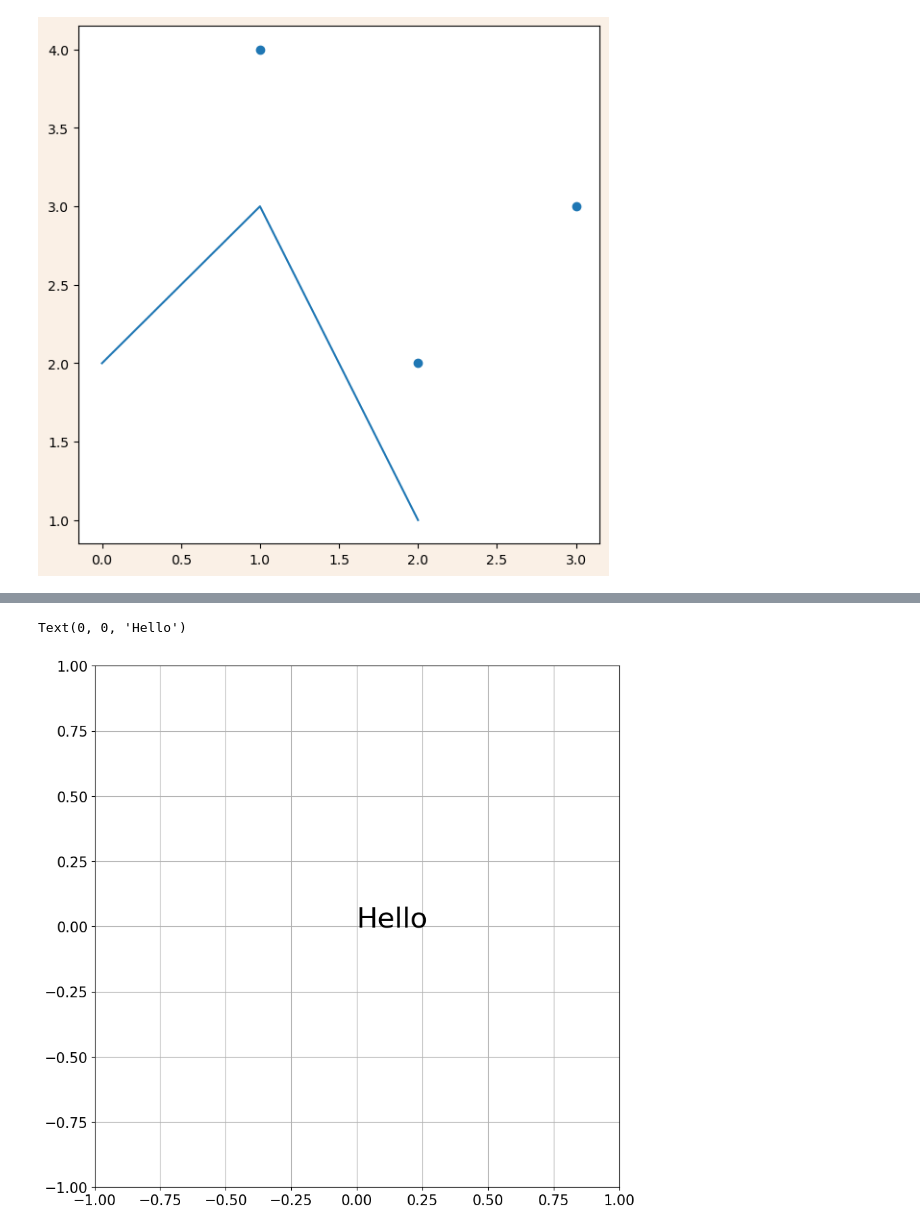
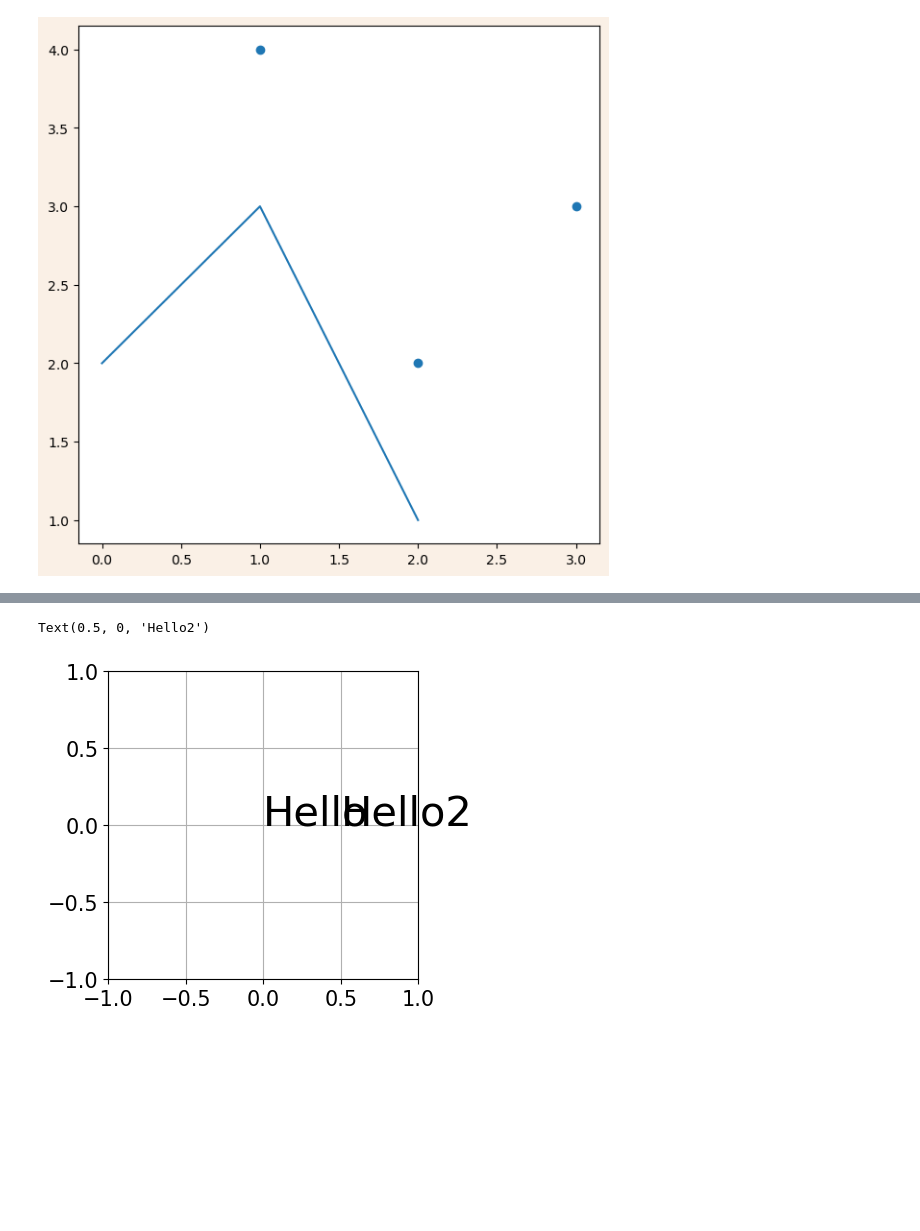
Before and after one commit to KimJuyoung23/1_sesac, a Jupyter notebook: 0918_1020/0918_matplotlib.ipynb, the cells around one changed output, grey strips where cells are left out. Drawn from its saved outputs; the diff is of its cells as text; code cells hidden in the pictures; blank space fills up the shorter version.

```diff
--- a/0918_1020/0918_matplotlib.ipynb
+++ b/0918_1020/0918_matplotlib.ipynb
@@ -43,5 +42,4 @@ plt.show()
 # %%
-figsize = (7, 7)
 fig, ax = plt.subplots(figsize=figsize)
 
 fig.suptitle('Title font-family=monospace', color='darkblue', fontfamily='monospace', alpha=0.3)
@@ -53,5 +51,4 @@ plt.show()
 # %%
-figsize = (10, 10)
 fig, ax = plt.subplots(figsize=figsize)
 
 fig = plt.figure(figsize=figsize)
@@ -68,5 +65,4 @@ plt.show()
 # %%
-figsize = (10, 10)
 fig, ax = plt.subplots(figsize=figsize)
 ax1.set_title('Ax1')
 ax1.set_ylabel('Data1', fontsize=30)
@@ -78,5 +74,4 @@ plt.show()
 # %%
-figsize = (10, 10)
 tick_labelsize = 20
 fig, ax = plt.subplots(figsize=figsize)
 
@@ -125,12 +120,12 @@ ax.tick_params(axis='y',
 # %%
 fig, ax = plt.subplots(figsize=figsize)
 ax.set_xlim(-1, 1)
 ax.set_ylim(-1, 1)
 ax.grid()
 ax.tick_params(axis='both',
                labelsize=15)
-ax.text(0, 0,s='Hello',
-        fontsize=30)
+ax.text(0, 0,s='Hello', fontsize=30)
+ax.text(0.5, 0,s='Hello2', fontsize=30)
 # %% [output]
-Text(0, 0, 'Hello')
+Text(0.5, 0, 'Hello2')
-[figure, old version]
+[figure, new version]
```
Also changed, not shown: parts of 23 cells of this notebook, 11 other files.
